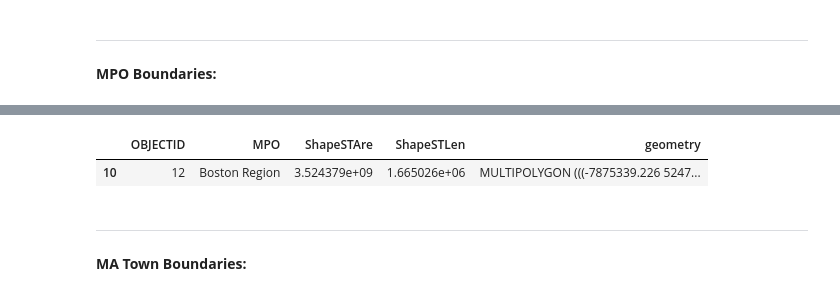
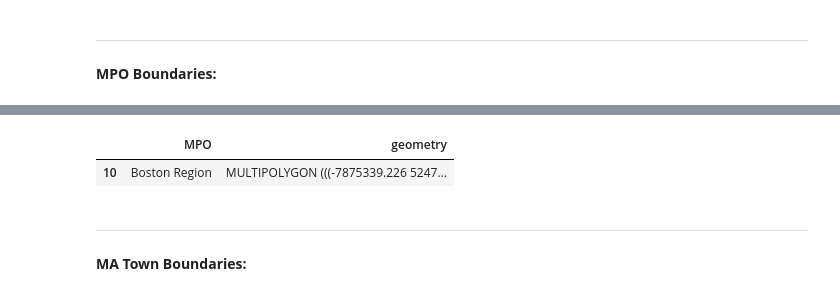
Before and after one commit to jess-wilson2020/uep239-final-project, a Jupyter notebook: uep239-final-project.ipynb, the cells around one changed output, grey strips where cells are left out. Cells and saved outputs as stored; diff of their text form; code cells hidden in the pictures.

```diff
--- a/uep239-final-project.ipynb
+++ b/uep239-final-project.ipynb
@@ -206,13 +213,13 @@ memory usage: 1.1+ KB
 # %%
 # Filter MPO to Boston Region MPO:
 mpo_raw = mpo_raw[mpo_raw.MPO == "Boston Region"]
 
 # Subset data into only the necessary columns for analysis:
-mpo = mpo_raw[["OBJECTID", "MPO", "ShapeSTAre", "ShapeSTLen", "geometry"]]
+mpo = mpo_raw[["MPO", "geometry"]]
 mpo.head()
 # %% [output]
-|  | OBJECTID | MPO | ShapeSTAre | ShapeSTLen | geometry |
-| 10 | 12 | Boston Region | 3.524379e+09 | 1.665026e+06 | MULTIPOLYGON (((-7875339.226 5247... |
+|  | MPO | geometry |
+| 10 | Boston Region | MULTIPOLYGON (((-7875339.226 5247... |
 # %% [markdown]
 ---
 
```
Also changed, not shown: parts of 17 cells of this notebook.
